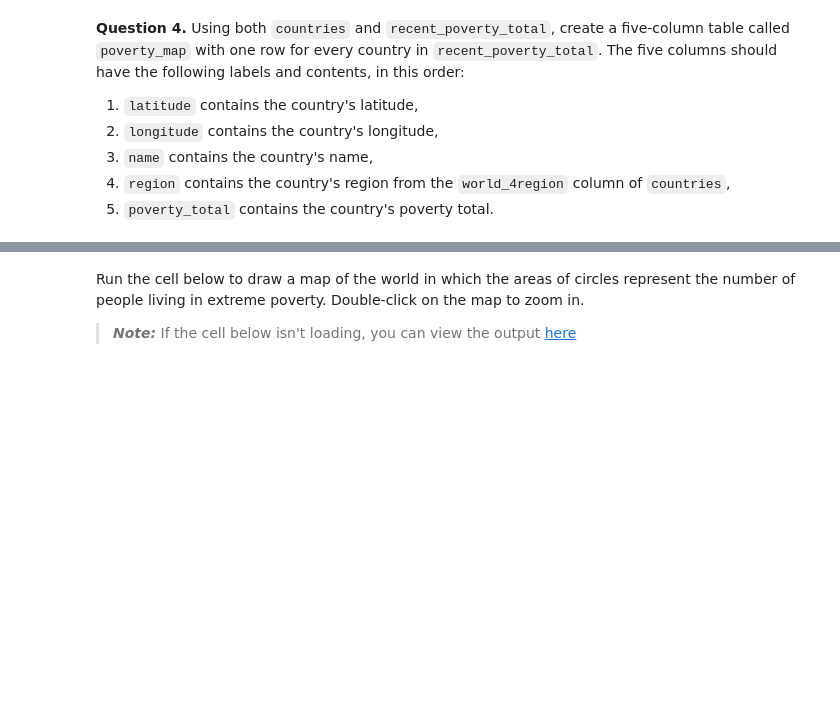
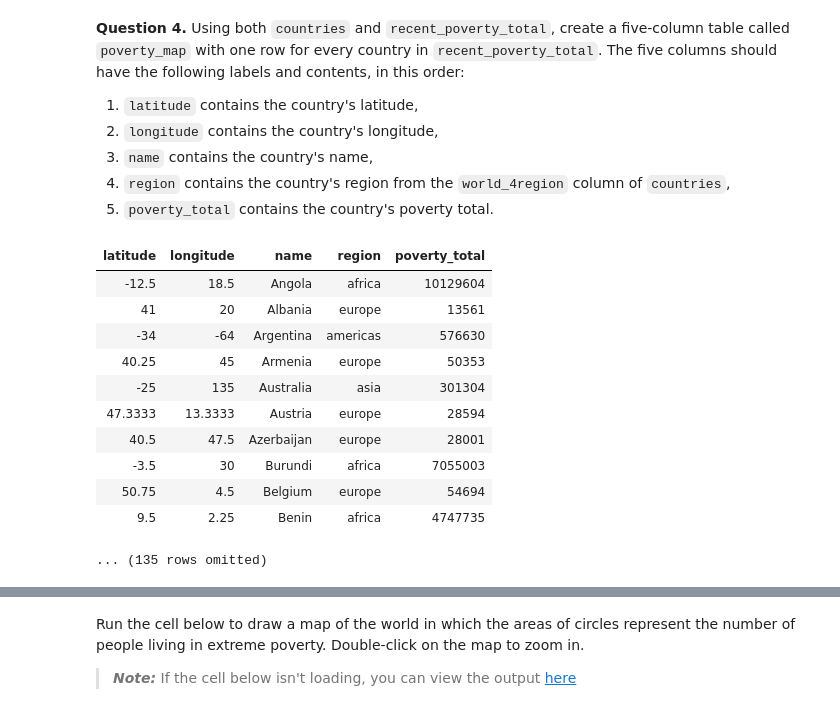
Before and after one commit to cj8086/materials-sp24, a Jupyter notebook: project/project1/project1.ipynb, the cells around one changed output, grey strips where cells are left out. Cells and saved outputs as stored; diff of their text form; code cells hidden in the pictures; blank space fills up the shorter version.

```diff
--- a/project/project1/project1.ipynb
+++ b/project/project1/project1.ipynb
@@ -547,7 +635,8 @@ poverty.show(3)
 # %%
 def first(values):
     return values.item(0)
-
-latest_poverty = ...
+def last(values):
+    return values.item(len(values)-1)
+latest_poverty = poverty.group('geo', last)
 latest_poverty = latest_poverty.relabeled(0, 'geo').relabeled(1, 'time').relabeled(2, 'poverty_percent') # You should *not* change this line.
 latest_poverty
@@ -567,0 +668,11 @@ recent_poverty_total
+# %%
+poverty_and_pop = population_int64.where('time', are.equal_to(2010)).drop('time').join('geo', latest_poverty.drop('time')).move_column('poverty_percent', 1)
+
+def calc_population_in_poverty(rate, pop):
+    return round(pop * rate / 100)
+
+
+recent_poverty_total = poverty_and_pop.with_column(
+    'poverty_total', poverty_and_pop.apply(calc_population_in_poverty, 'poverty_percent', 'population_total')
+)
+recent_poverty_total
@@ -595,2 +735,18 @@ poverty_map
+# %%
+poverty_map = countries.select('country', 'name', 'world_4region', 'latitude', 'longitude').relabeled('country', 'geo').join('geo', recent_poverty_total.drop('poverty_percent', 'population_total')).drop('geo').relabeled('world_4region', 'region').move_column('name', 3).move_column('region', 3)
+poverty_map.show(10)
+# %% [output]
+| latitude | longitude | name | region | poverty_total |
+| -12.5 | 18.5 | Angola | africa | 10129604 |
+| 41 | 20 | Albania | europe | 13561 |
+| -34 | -64 | Argentina | americas | 576630 |
+| 40.25 | 45 | Armenia | europe | 50353 |
+| -25 | 135 | Australia | asia | 301304 |
+| 47.3333 | 13.3333 | Austria | europe | 28594 |
+| 40.5 | 47.5 | Azerbaijan | europe | 28001 |
+| -3.5 | 30 | Burundi | africa | 7055003 |
+| 50.75 | 4.5 | Belgium | europe | 54694 |
+| 9.5 | 2.25 | Benin | africa | 4747735 |
+... (135 rows omitted)
 # %%
 grader.check("q2_4")
```
Also changed, not shown: parts of 47 cells of this notebook.
